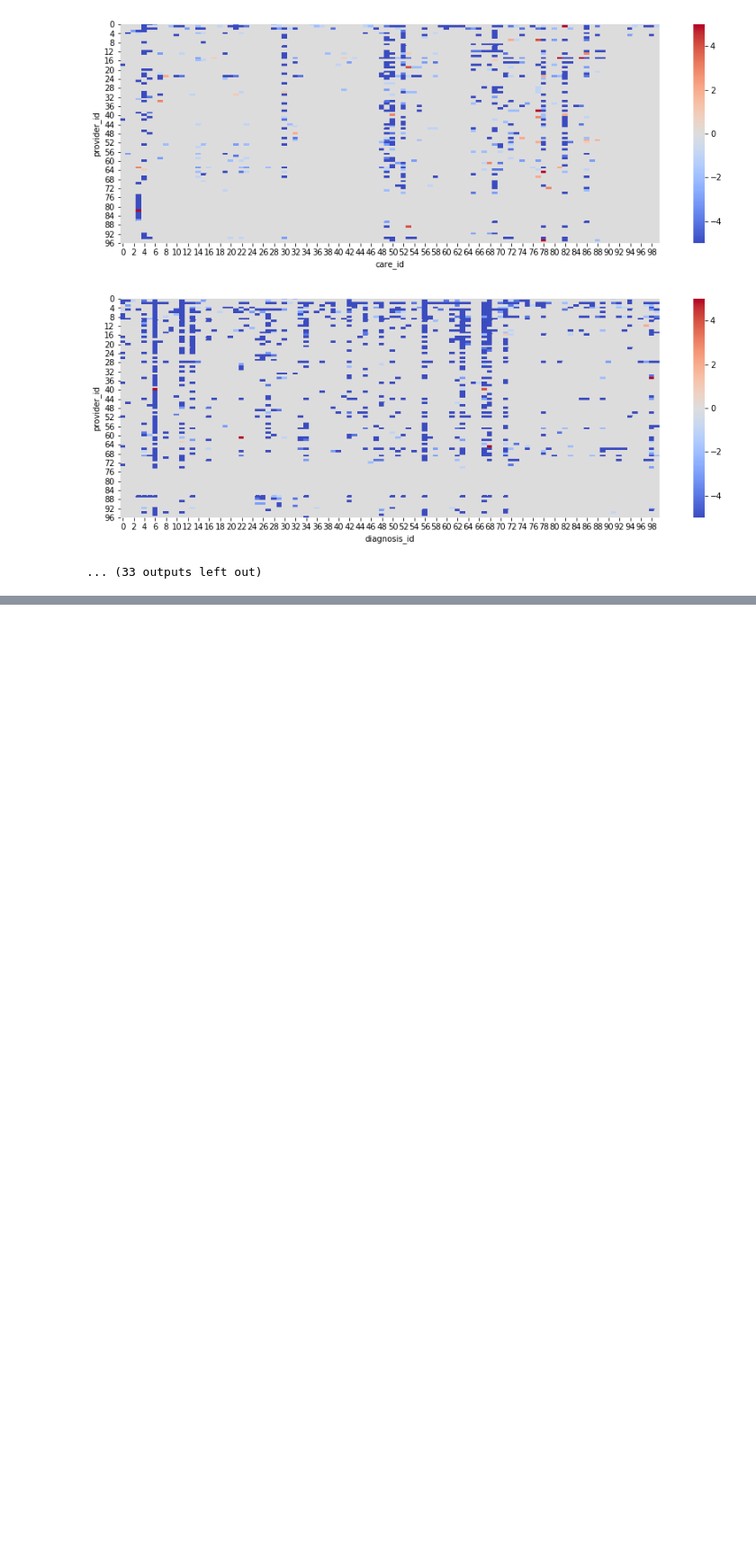
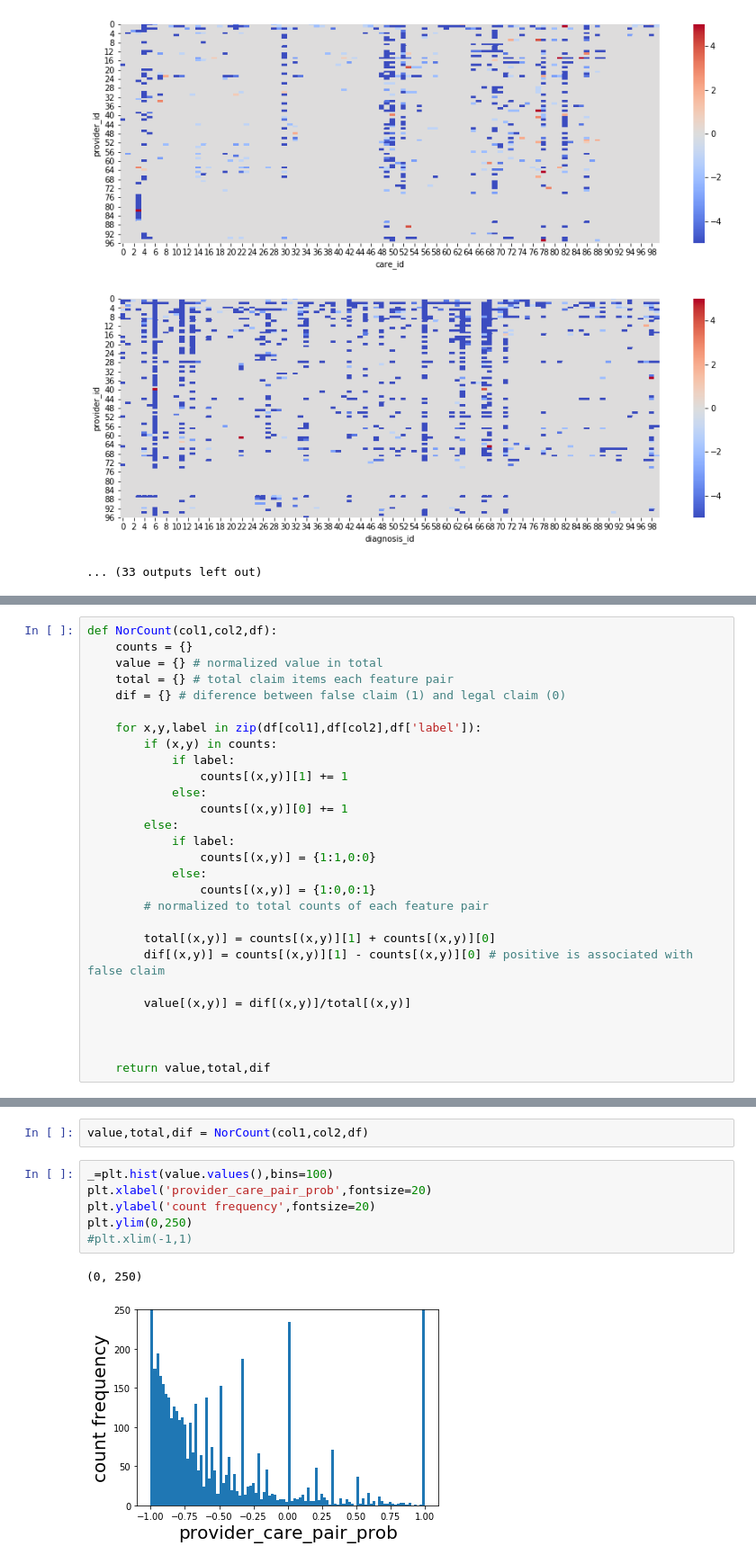
Before and after one commit to Shunling/Insight_HealthDataScience, a Jupyter notebook: Projects/P3/EDA_2.ipynb, the cells around one changed output, grey strips where cells are left out. Shown at 90% size. Drawn from its saved outputs; the diff is of its cells as text; blank space fills up the shorter version.

```diff
--- a/Projects/P3/EDA_2.ipynb
+++ b/Projects/P3/EDA_2.ipynb
@@ -637,0 +640,28 @@ for i in range(len(columns)):
+# %%
+def NorCount(col1,col2,df):
+    counts = {}
+    value = {} # normalized value in total
+    total = {} # total claim items each feature pair
+    dif = {} # diference between false claim (1) and legal claim (0)
+
+    for x,y,label in zip(df[col1],df[col2],df['label']):
+        if (x,y) in counts:
+            if label:
+                counts[(x,y)][1] += 1
+            else:
+                counts[(x,y)][0] += 1
+        else:
+            if label:
+                counts[(x,y)] = {1:1,0:0}
+            else:
+                counts[(x,y)] = {1:0,0:1}
+        # normalized to total counts of each feature pair
+
+        total[(x,y)] = counts[(x,y)][1] + counts[(x,y)][0]
+        dif[(x,y)] = counts[(x,y)][1] - counts[(x,y)][0] # positive is associated with false claim
+
+        value[(x,y)] = dif[(x,y)]/total[(x,y)]
+
+
+
+    return value,total,dif
@@ -637,0 +679,11 @@ for i in range(len(columns)):
+# %%
+value,total,dif = NorCount(col1,col2,df)
+# %%
+_=plt.hist(value.values(),bins=100)
+plt.xlabel('provider_care_pair_prob',fontsize=20)
+plt.ylabel('count frequency',fontsize=20)
+plt.ylim(0,250)
+#plt.xlim(-1,1)
+# %% [output]
+(0, 250)
+[figure, added]
```
Also changed, not shown: parts of 7 cells of this notebook.
